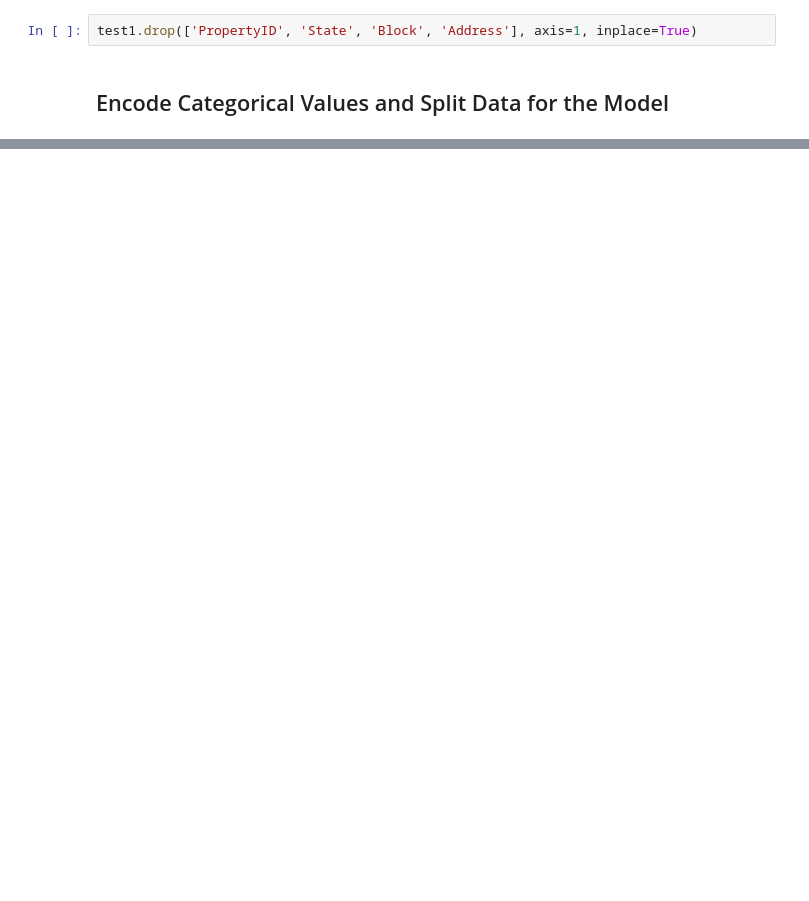
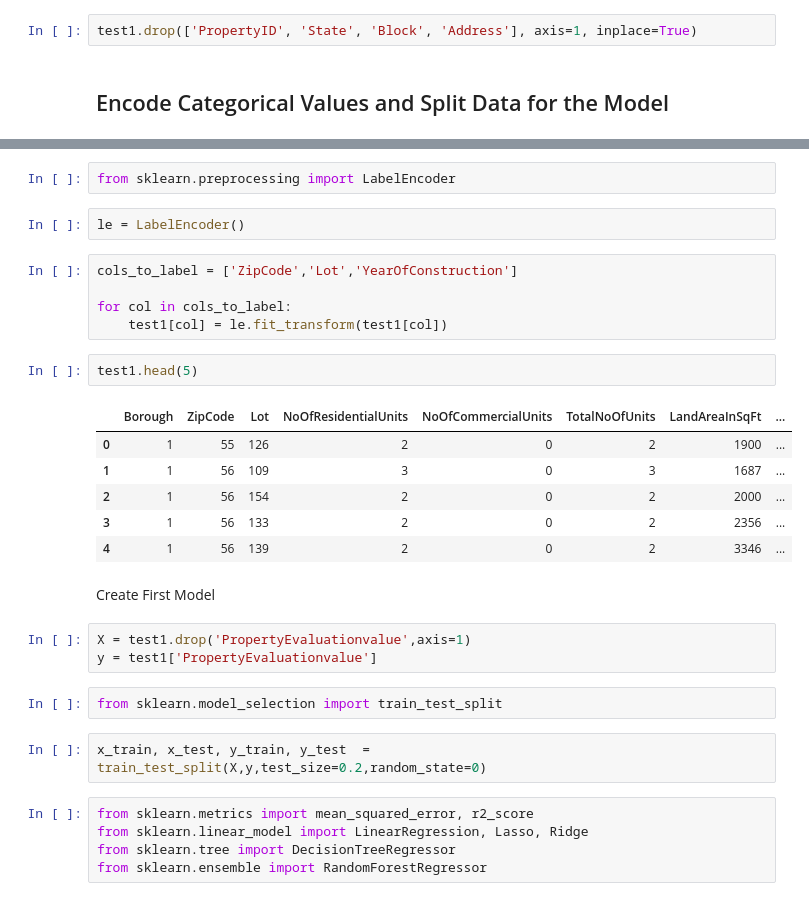
Before and after one commit to Marcos-Verdi/DA_Reg_propertyPrices, a Jupyter notebook: property_value_analysis.ipynb, the cells around one changed output, grey strips where cells are left out. Cells and saved outputs as stored; diff of their text form; blank space fills up the shorter version.

```diff
--- a/property_value_analysis.ipynb
+++ b/property_value_analysis.ipynb
@@ -545,0 +384,32 @@ We actually lose predictability accuracy when dropping more features. Model 1 wi
+# %%
+from sklearn.preprocessing import LabelEncoder
+# %%
+le = LabelEncoder()
+# %%
+cols_to_label = ['ZipCode','Lot','YearOfConstruction']
+
+for col in cols_to_label:
+    test1[col] = le.fit_transform(test1[col])
+# %%
+test1.head(5)
+# %% [output]
+|  | Borough | ZipCode | Lot | NoOfResidentialUnits | NoOfCommercialUnits | TotalNoOfUnits | LandAreaInSqFt | ... |
+| 0 | 1 | 55 | 126 | 2 | 0 | 2 | 1900 | ... |
+| 1 | 1 | 56 | 109 | 3 | 0 | 3 | 1687 | ... |
+| 2 | 1 | 56 | 154 | 2 | 0 | 2 | 2000 | ... |
+| 3 | 1 | 56 | 133 | 2 | 0 | 2 | 2356 | ... |
+| 4 | 1 | 56 | 139 | 2 | 0 | 2 | 3346 | ... |
+# %% [markdown]
+Create First Model
+# %%
+X = test1.drop('PropertyEvaluationvalue',axis=1)
+y = test1['PropertyEvaluationvalue']
+# %%
+from sklearn.model_selection import train_test_split
+# %%
+x_train, x_test, y_train, y_test  = train_test_split(X,y,test_size=0.2,random_state=0)
+# %%
+from sklearn.metrics import mean_squared_error, r2_score
+from sklearn.linear_model import LinearRegression, Lasso, Ridge
+from sklearn.tree import DecisionTreeRegressor
+from sklearn.ensemble import RandomForestRegressor
```
Also changed, not shown: parts of 60 cells of this notebook.
